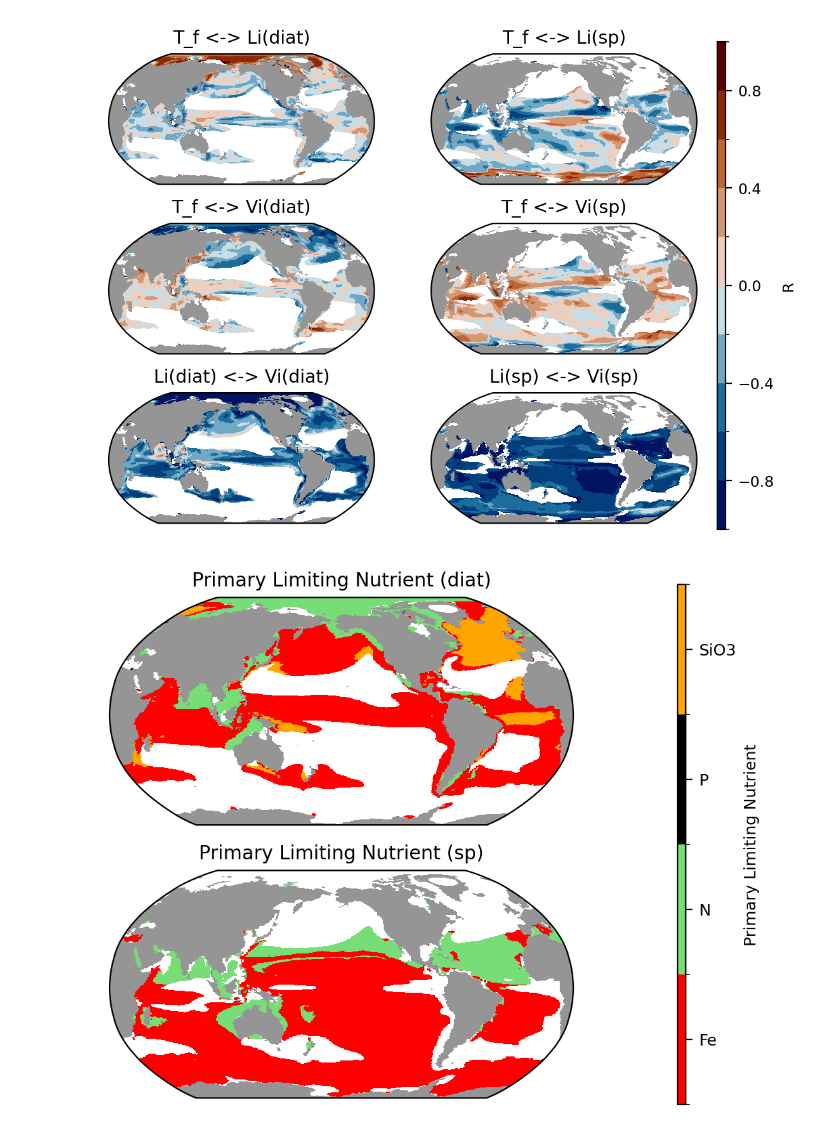
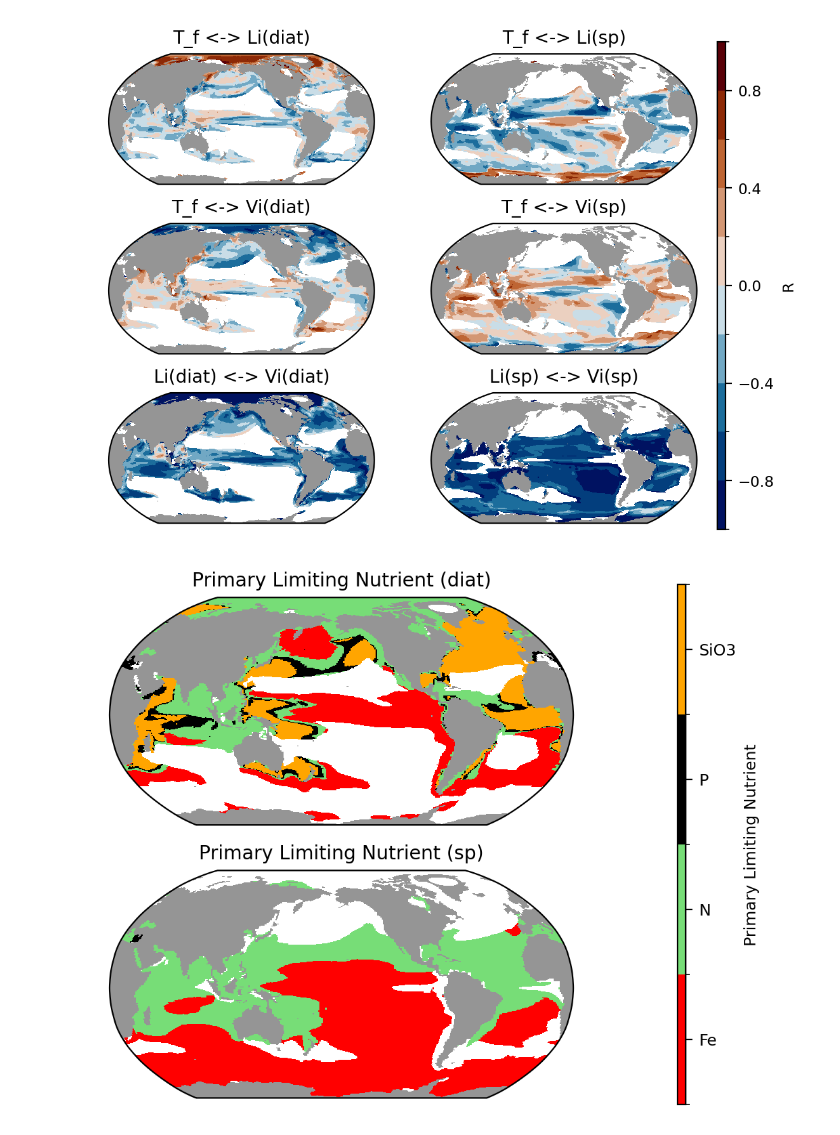
Before and after one commit to kimyy308/kyy_python2, a Jupyter notebook: all/Model/CESM2/Earth_System_Predictability/ASSM/Aleph/BGC_FIg4_FIgS5_Tf_Li.ipynb, the cells around one changed output. Saved outputs shown, nothing was run; the diff lists cells and outputs as text; code cells hidden in the pictures.

```diff
--- a/all/Model/CESM2/Earth_System_Predictability/ASSM/Aleph/BGC_FIg4_FIgS5_Tf_Li.ipynb
+++ b/all/Model/CESM2/Earth_System_Predictability/ASSM/Aleph/BGC_FIg4_FIgS5_Tf_Li.ipynb
@@ -1503,11 +1501,11 @@ elapsed_time = end_time - start_time
 # %% [output]
 [figure]
 # %%
-# oda_annual_mean_Vi_diat_index
+# oda_annual_mean_Vi_diat_index (evaluation by threshold)
 
 start_time = time.time()
 
-def find_majority_value_diat(data, threshold=0.8):
+def find_majority_value_diat(data, threshold=0.5):
     # 값 1, 2, 3, 4 각각에 대해 year 축을 따라 비율 계산
     counts_1 = (data == 1).sum(dim='year')
     counts_2 = (data == 2).sum(dim='year')
@@ -1526,7 +1524,7 @@ def find_majority_value_diat(data, threshold=0.8):
     # 결과를 저장할 배열을 NaN으로 초기화
     result = xr.full_like(counts_1, np.nan)
 
-    # 80% 이상 비율을 차지하는 값을 선택
+    # 50% 이상 비율을 차지하는 값을 선택
     result = xr.where(ratio_1 >= threshold, 1, result)
     result = xr.where(ratio_2 >= threshold, 2, result)
     result = xr.where(ratio_3 >= threshold, 3, result)
@@ -1580,7 +1647,7 @@ fig, axes = plt.subplots(nrows=2, ncols=1,
 
 
 # fig1: Major nutrient (diat)
-data_array=oda_majority_diat.where(timstd_NPP_diat['ratio'] >= 0.8).mean(dim='ens_ODA').round()
+data_array=oda_majority_diat.where(timstd_NPP_diat['ratio'] >= 0.5).mean(dim='ens_ODA').round()
 data_array['TLONG']=ds_grid.TLONG
 data_array['TLAT']=ds_grid.TLAT
 plt1=pop_add_cyclic(data_array).plot.pcolormesh(x='TLONG', y='TLAT', ax=axes[0],
@@ -1592,32 +1659,32 @@ axes[0].set_title('Primary Limiting Nutrient (diat)')
 
 
 # fig2: Major nutrient (sp)
-data_array=oda_majority_sp.where(timstd_NPP_sp['ratio'] >= 0.8).mean(dim='ens_ODA').round()
+data_array=oda_majority_sp.where(timstd_NPP_sp['ratio'] >= 0.5).mean(dim='ens_ODA').round()
 data_array['TLONG']=ds_grid.TLONG
 data_array['TLAT']=ds_grid.TLAT
 plt1=pop_add_cyclic(data_array).plot.pcolormesh(x='TLONG', y='TLAT', ax=axes[1],
                         transform=ccrs.PlateCarree(), cmap=cmap, norm=norm, add_colorbar=False)
 land1 = pop_add_cyclic(mask_land_numeric.where(mask_land_numeric == 1, np.nan)).plot.pcolormesh(ax = axes[1], x='TLONG', y='TLAT',
                   transform=ccrs.PlateCarree(), cmap='Greys', add_colorbar=False)
 
 axes[1].set_title('Primary Limiting Nutrient (sp)')
 
 
 
 plt.rcParams.update({'font.size': 8.5})
 
 cbar_a_c = fig.add_axes([0.9, 0.1, 0.01, 0.8])  # [left, bottom, width, height] 비율로 컬러바 위치와 크기 설정
 cbar1 = fig.colorbar(plt1, cax=cbar_a_c, orientation='vertical')
 cbar1.set_label('Primary Limiting Nutrient')
 cbar1.set_ticks([1.5, 2.5, 3.5, 4.5])  # 각 라벨의 위치를 조정
 # cbar1.set_ticklabels(['Fe', 'N', 'P', 'SiO3', 'Competition'])  # 라벨 변경
 cbar1.set_ticklabels(['Fe', 'N', 'P', 'SiO3'])  # 라벨 변경
 
 
 
 plt.show()
 
 end_time = time.time()
 elapsed_time = end_time - start_time
 # %% [output]
-[figure, old version]
+[figure, new version]
```
Also changed, not shown: parts of 10 cells of this notebook, 8 other files.
